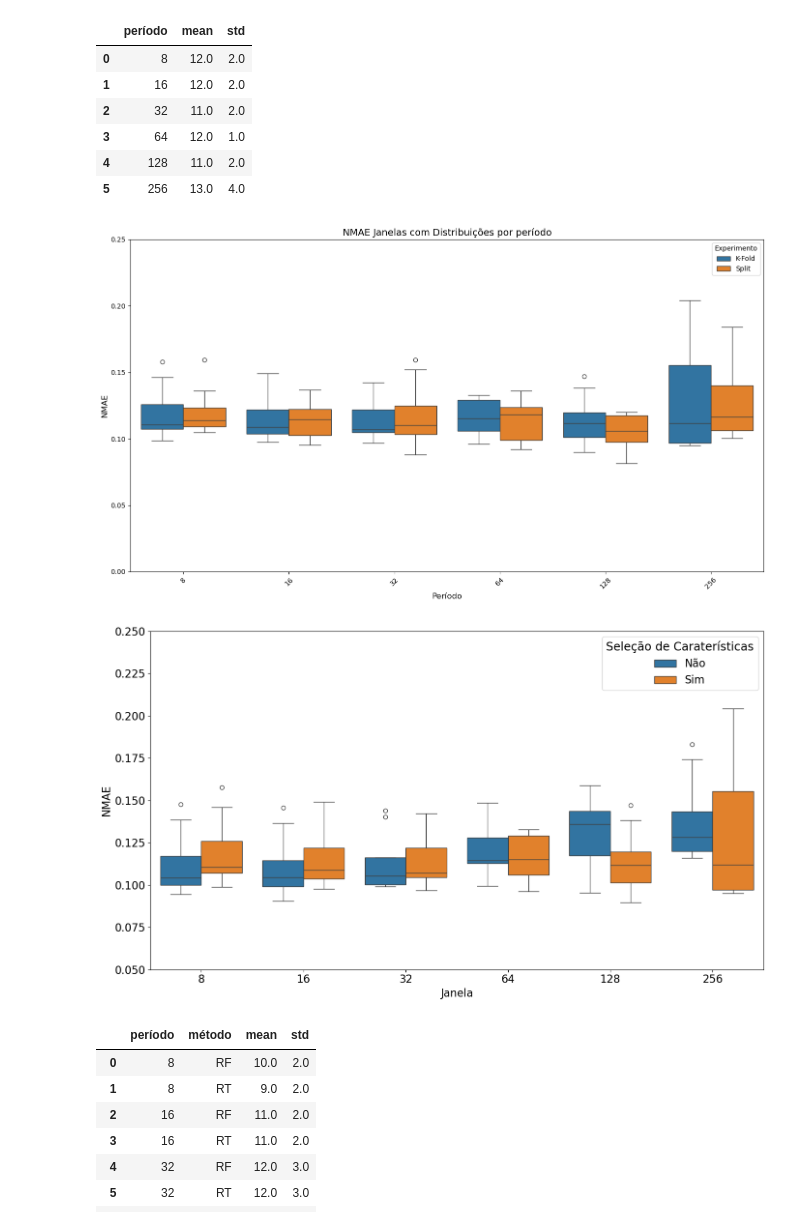
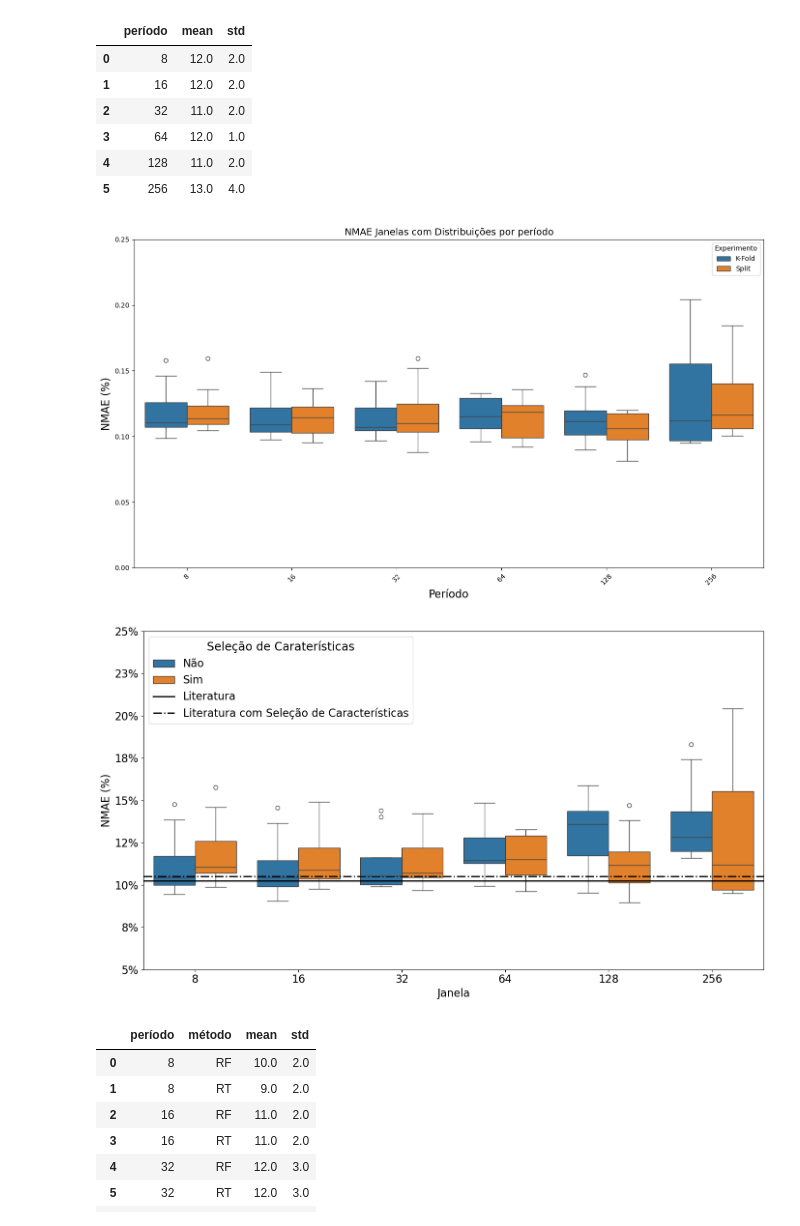
Before and after one commit to DaviVilarinho/ic-intervalo-qos, a Jupyter notebook: AnalisePeriodicidadeDistribFsKFold.ipynb, the cells around one changed output. Saved outputs shown, nothing was run; the diff lists cells and outputs as text; code cells hidden in the pictures.

```diff
--- a/AnalisePeriodicidadeDistribFsKFold.ipynb
+++ b/AnalisePeriodicidadeDistribFsKFold.ipynb
@@ -74,8 +74,8 @@ data_combined = pd.concat([data, reference_split], ignore_index=True)
 plt.figure(figsize=(14, 8))
 sns.boxplot(x='período', y='nmae', data=data_combined, hue='Experimento')
 
-plt.xlabel("Período", fontsize=12)
-plt.ylabel("NMAE", fontsize=12)
+plt.xlabel("Período", fontsize=16)
+plt.ylabel("NMAE (%)", fontsize=16)
 plt.title("NMAE Janelas com Distribuições por período", fontsize=14)
 plt.xticks(rotation=45)
 plt.ylim((0, 0.25))
@@ -84,37 +84,44 @@ plt.tight_layout()
 
 plt.show()
 # %% [output]
-[figure, old version]
+[figure, new version]
 # %%
 import pandas as pd
 import seaborn as sns
 import matplotlib.pyplot as plt
+from matplotlib.ticker import FuncFormatter
+
 
 total_X = pd.read_csv(f'distrib_experiment_y_original_k_fold/2025-02-20T21:51:58/total_X.csv', index_col=False)
 
 data['Seleção de Caraterísticas'] = 'Sim'
 total_X['Seleção de Caraterísticas'] = 'Não'
 data_combined = pd.concat([total_X, data], ignore_index=True)
 
 
 plt.figure(figsize=(14, 8))
 sns.boxplot(x='período', y='nmae', data=data_combined, hue='Seleção de Caraterísticas')
+plt.axhline(y=0.1025, color='black', linestyle='-', linewidth=2, label='Literatura')
+plt.axhline(y=0.105, color='black', linestyle='-.', linewidth=2, label='Literatura com Seleção de Características')
+
 
 plt.xlabel("Janela", fontsize=16)
-plt.ylabel("NMAE", fontsize=16)
+plt.ylabel("NMAE (%)", fontsize=16)
 #plt.title("NMAE Janelas com Distribuições por período", fontsize=14)
 plt.xticks(fontsize=16)
 plt.ylim((0.05, 0.25))
 plt.yticks(fontsize=16)
+
+plt.gca().yaxis.set_major_formatter(FuncFormatter(lambda y, _: '{:.0%}'.format(y)))
 plt.rcParams['legend.title_fontsize'] = 'xx-large'
 
 plt.legend(title='Seleção de Caraterísticas', prop={'size': 16})
 
 plt.tight_layout()
 
 plt.show()
 # %% [output]
-[figure, old version]
+[figure, new version]
 # %%
 group_by_method = data.groupby(["período", "método"])['nmae'].agg(['mean', 'std']).reset_index()
 # %%
```
Also changed, not shown: 6 other files.
